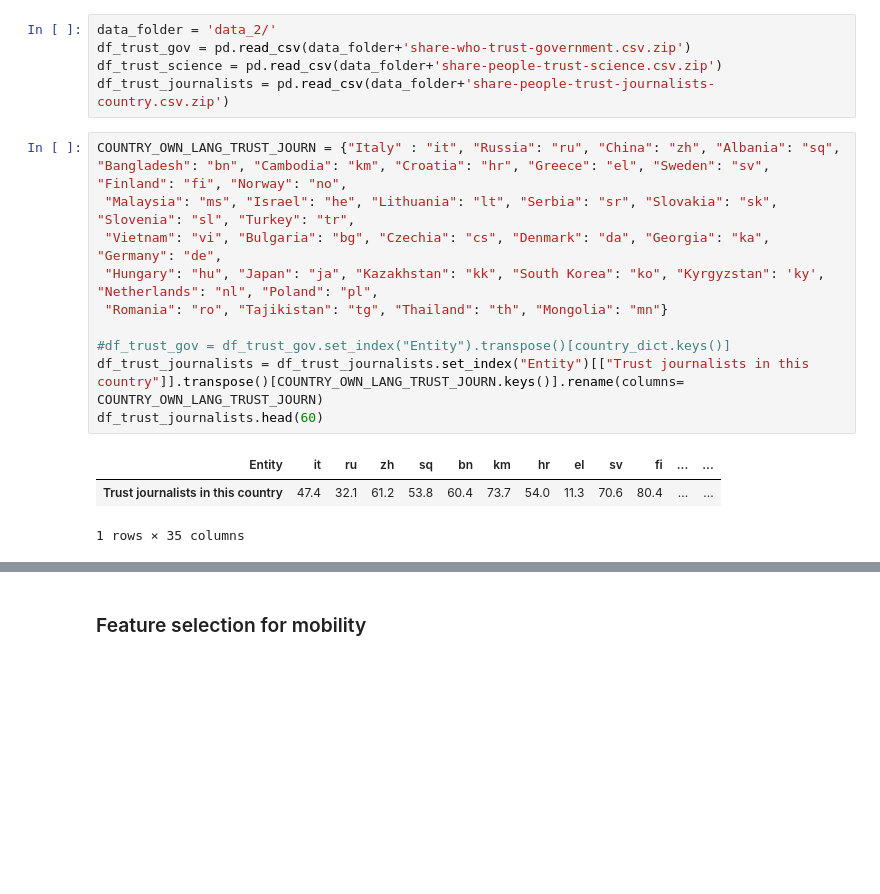
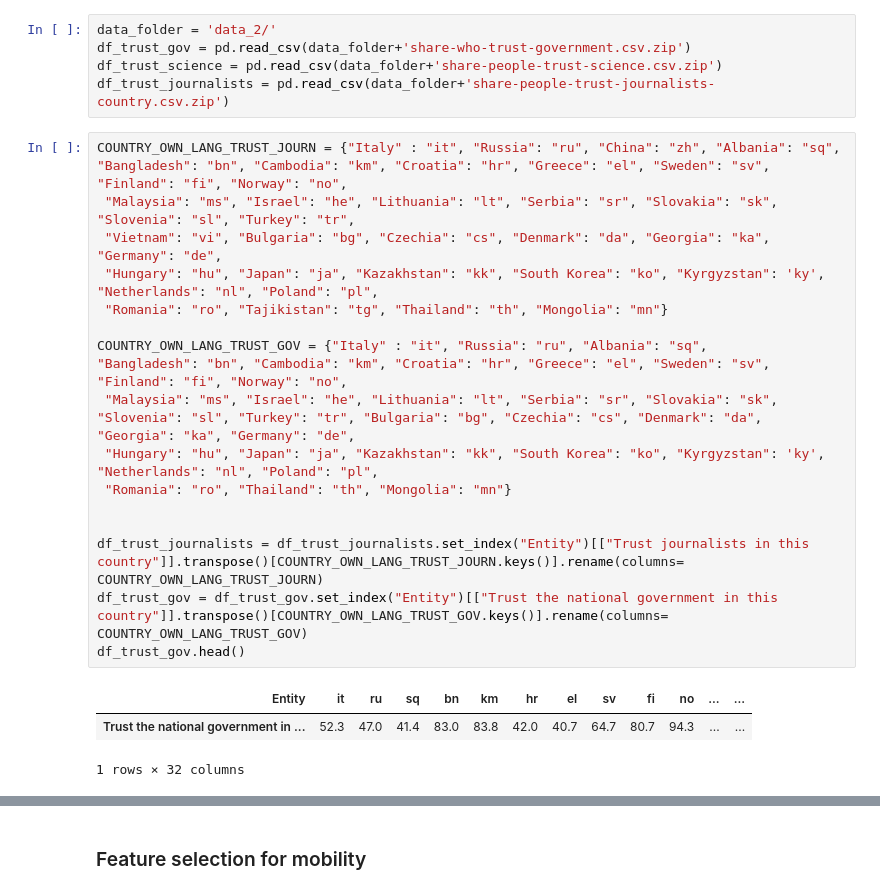
Before and after one commit to epfl-ada/ada-2022-project-thedatadiggers22, a Jupyter notebook: test_clustering.ipynb, the cells around one changed output, grey strips where cells are left out. Saved outputs shown, nothing was run; the diff lists cells and outputs as text; blank space fills up the shorter version.

```diff
--- a/test_clustering.ipynb
+++ b/test_clustering.ipynb
@@ -203,15 +234,22 @@ df_trust_journalists = pd.read_csv(data_folder+'share-people-trust-journalists-c
 # %%
 COUNTRY_OWN_LANG_TRUST_JOURN = {"Italy" : "it", "Russia": "ru", "China": "zh", "Albania": "sq",
 "Bangladesh": "bn", "Cambodia": "km", "Croatia": "hr", "Greece": "el", "Sweden": "sv", "Finland": "fi", "Norway": "no",
  "Malaysia": "ms", "Israel": "he", "Lithuania": "lt", "Serbia": "sr", "Slovakia": "sk", "Slovenia": "sl", "Turkey": "tr",
  "Vietnam": "vi", "Bulgaria": "bg", "Czechia": "cs", "Denmark": "da", "Georgia": "ka", "Germany": "de",
  "Hungary": "hu", "Japan": "ja", "Kazakhstan": "kk", "South Korea": "ko", "Kyrgyzstan": 'ky', "Netherlands": "nl", "Poland": "pl",
  "Romania": "ro", "Tajikistan": "tg", "Thailand": "th", "Mongolia": "mn"}
 
-#df_trust_gov = df_trust_gov.set_index("Entity").transpose()[country_dict.keys()]
+COUNTRY_OWN_LANG_TRUST_GOV = {"Italy" : "it", "Russia": "ru", "Albania": "sq",
+"Bangladesh": "bn", "Cambodia": "km", "Croatia": "hr", "Greece": "el", "Sweden": "sv", "Finland": "fi", "Norway": "no",
+ "Malaysia": "ms", "Israel": "he", "Lithuania": "lt", "Serbia": "sr", "Slovakia": "sk", "Slovenia": "sl", "Turkey": "tr", "Bulgaria": "bg", "Czechia": "cs", "Denmark": "da", "Georgia": "ka", "Germany": "de",
+ "Hungary": "hu", "Japan": "ja", "Kazakhstan": "kk", "South Korea": "ko", "Kyrgyzstan": 'ky', "Netherlands": "nl", "Poland": "pl",
+ "Romania": "ro", "Thailand": "th", "Mongolia": "mn"}
+
+
 df_trust_journalists = df_trust_journalists.set_index("Entity")[["Trust journalists in this country"]].transpose()[COUNTRY_OWN_LANG_TRUST_JOURN.keys()].rename(columns= COUNTRY_OWN_LANG_TRUST_JOURN)
-df_trust_journalists.head(60)
+df_trust_gov = df_trust_gov.set_index("Entity")[["Trust the national government in this country"]].transpose()[COUNTRY_OWN_LANG_TRUST_GOV.keys()].rename(columns= COUNTRY_OWN_LANG_TRUST_GOV)
+df_trust_gov.head()
 # %% [output]
-| Entity | it | ru | zh | sq | bn | km | hr | el | sv | fi | ... | ... |
-| Trust journalists in this country | 47.4 | 32.1 | 61.2 | 53.8 | 60.4 | 73.7 | 54.0 | 11.3 | 70.6 | 80.4 | ... | ... |
+| Entity | it | ru | sq | bn | km | hr | el | sv | fi | no | ... | ... |
+| Trust the national government in ... | 52.3 | 47.0 | 41.4 | 83.0 | 83.8 | 42.0 | 40.7 | 64.7 | 80.7 | 94.3 | ... | ... |
-1 rows × 35 columns
+1 rows × 32 columns
```
Also changed, not shown: parts of 21 cells of this notebook.
